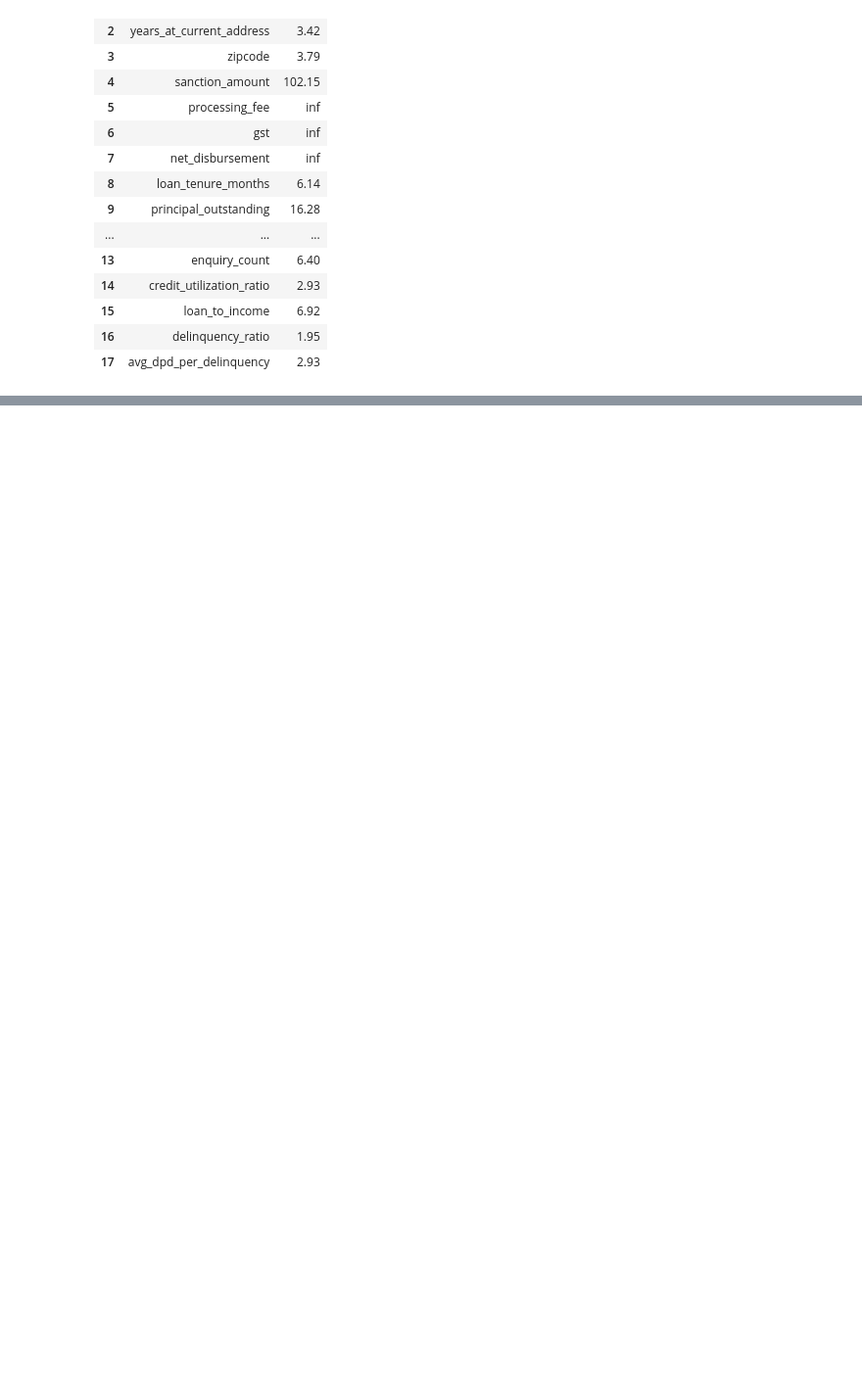
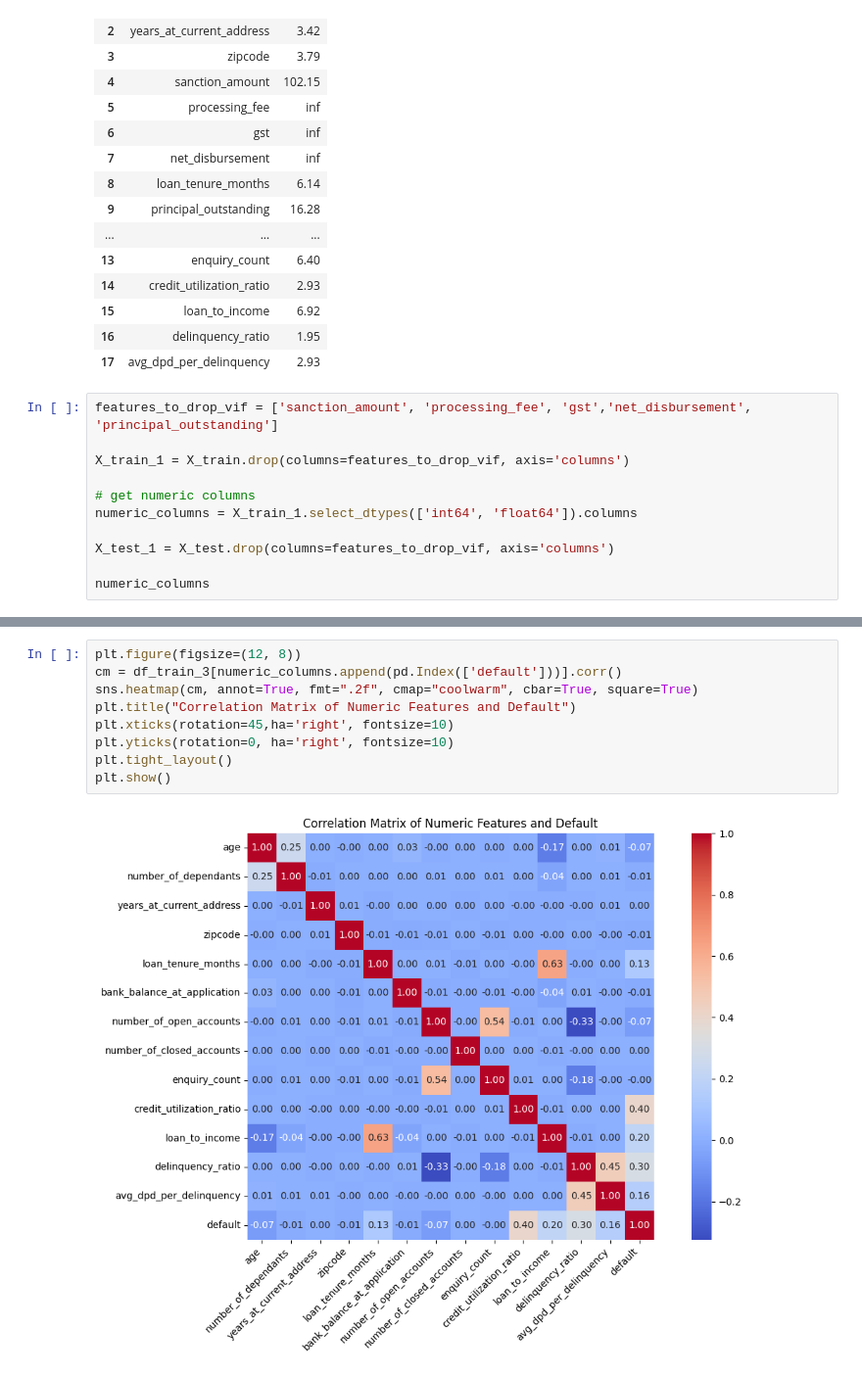
Before and after one commit to HanumantPatil/GenAIAndMachineLearningProjects, a Jupyter notebook: PracticeCode/cradit_risk_prediector/cradit_risk_model.ipynb, the cells around one changed output, grey strips where cells are left out. Shown at 98% size. Cells and saved outputs as stored; diff of their text form; blank space fills up the shorter version.

```diff
--- a/PracticeCode/cradit_risk_prediector/cradit_risk_model.ipynb
+++ b/PracticeCode/cradit_risk_prediector/cradit_risk_model.ipynb
@@ -610,3 +610,14 @@ calculate_vif(X_train[cols_to_scale])
 | 15 | loan_to_income | 6.92 |
 | 16 | delinquency_ratio | 1.95 |
 | 17 | avg_dpd_per_delinquency | 2.93 |
+# %%
+features_to_drop_vif = ['sanction_amount', 'processing_fee', 'gst','net_disbursement', 'principal_outstanding']
+
+X_train_1 = X_train.drop(columns=features_to_drop_vif, axis='columns')
+
+# get numeric columns
+numeric_columns = X_train_1.select_dtypes(['int64', 'float64']).columns
+
+X_test_1 = X_test.drop(columns=features_to_drop_vif, axis='columns')
+
+numeric_columns
@@ -612,0 +658,11 @@ calculate_vif(X_train[cols_to_scale])
+# %%
+plt.figure(figsize=(12, 8))
+cm = df_train_3[numeric_columns.append(pd.Index(['default']))].corr()
+sns.heatmap(cm, annot=True, fmt=".2f", cmap="coolwarm", cbar=True, square=True)
+plt.title("Correlation Matrix of Numeric Features and Default")
+plt.xticks(rotation=45,ha='right', fontsize=10)
+plt.yticks(rotation=0, ha='right', fontsize=10)
+plt.tight_layout()
+plt.show()
+# %% [output]
+[figure, added]
```
Also changed, not shown: parts of 43 cells of this notebook, 7 other files.
